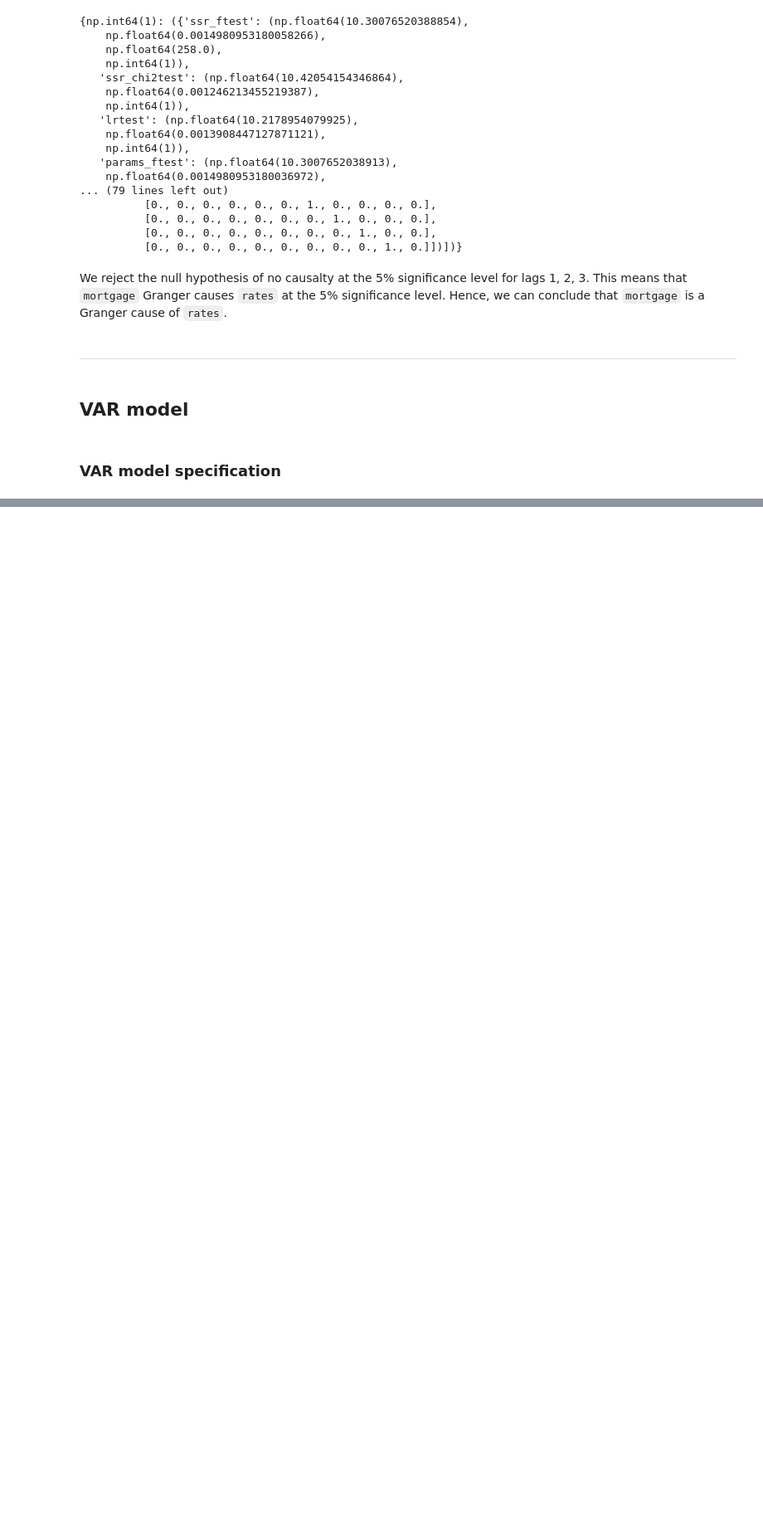
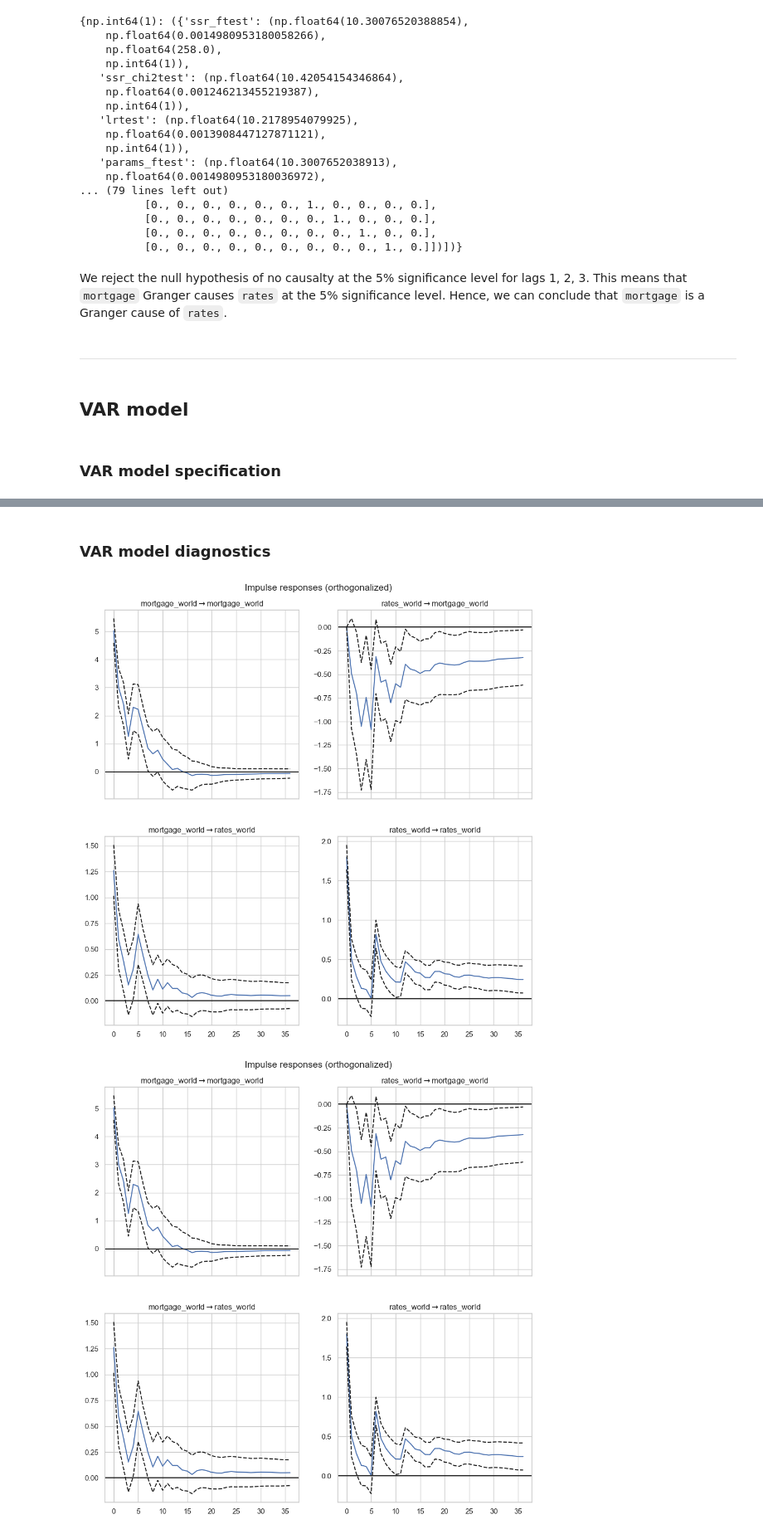
Before and after one commit to asmisiak/TSA_project, a Jupyter notebook: TSA_project.ipynb, the cells around one changed output, grey strips where cells are left out. Shown at 83% size. Cells and saved outputs as stored; diff of their text form; code cells hidden in the pictures; blank space fills up the shorter version.

```diff
--- a/TSA_project.ipynb
+++ b/TSA_project.ipynb
@@ -358,0 +589,12 @@ Lag selection results:
+# %% [markdown]
+### <a id="VAR-model-diagnostics"></a>VAR model diagnostics
+# %%
+# Calculate and plot impulse response functions
+irf = var6_results.irf(36)  # 36 periods ahead (equivalent to n.ahead=36 in R)
+
+# Orthogonalization is done using the Cholesky decomposition of the estimated error covariance matrix
+# and hence interpretations may change depending on variable ordering.
+irf.plot(orth=True)
+# %% [output]
+[figure, added]
+[figure, added]
```
Also changed, not shown: parts of 20 cells of this notebook.
